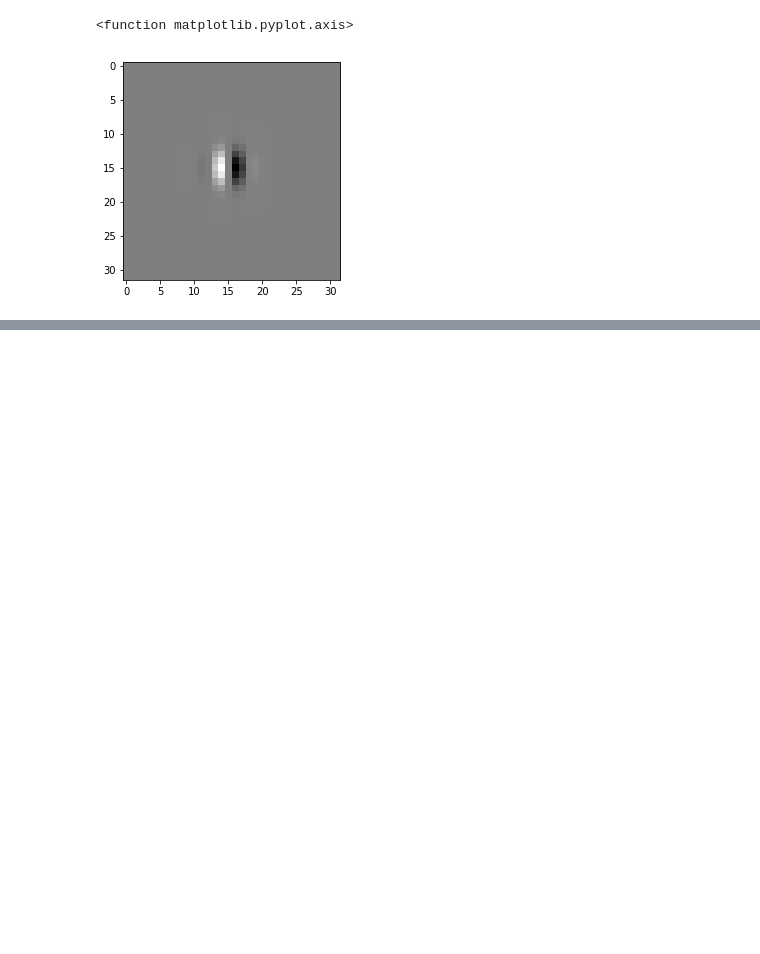
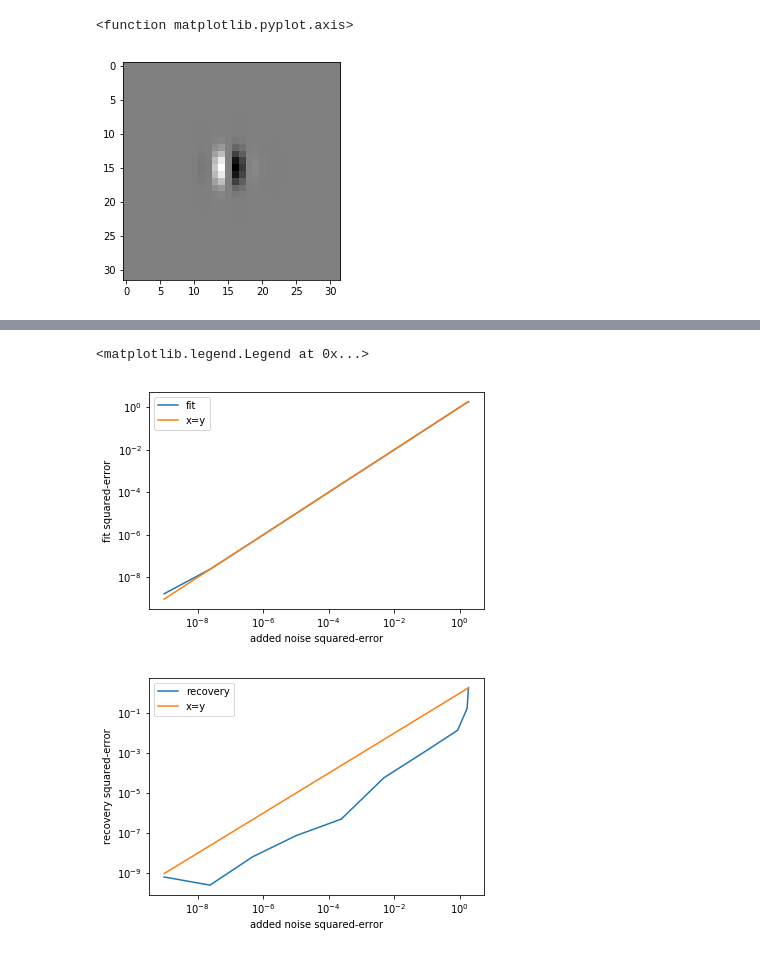
Before and after one commit to JesseLivezey/gabor_fit, a Jupyter notebook: notebooks/simple_usage.ipynb, the cells around one changed output, grey strips where cells are left out. Drawn from its saved outputs; the diff is of its cells as text; code cells hidden in the pictures; blank space fills up the shorter version.

```diff
--- a/notebooks/simple_usage.ipynb
+++ b/notebooks/simple_usage.ipynb
@@ -45,0 +76,22 @@ plt.axis
+# %%
+plt.figure()
+plt.plot(nse, fse, label='fit')
+plt.xscale('log')
+plt.yscale('log')
+plt.plot([min(nse), max(nse)], [min(nse), max(nse)], label='x=y')
+plt.xlabel('added noise squared-error')
+plt.ylabel('fit squared-error')
+plt.legend()
+
+plt.figure()
+plt.plot(nse, rse, label='recovery')
+plt.xscale('log')
+plt.yscale('log')
+plt.plot([min(nse), max(nse)], [min(nse), max(nse)], label='x=y')
+plt.xlabel('added noise squared-error')
+plt.ylabel('recovery squared-error')
+plt.legend()
+# %% [output]
+<matplotlib.legend.Legend at 0x...>
+[figure, added]
+[figure, added]
```
Also changed, not shown: parts of 4 cells of this notebook, 1 other file.
